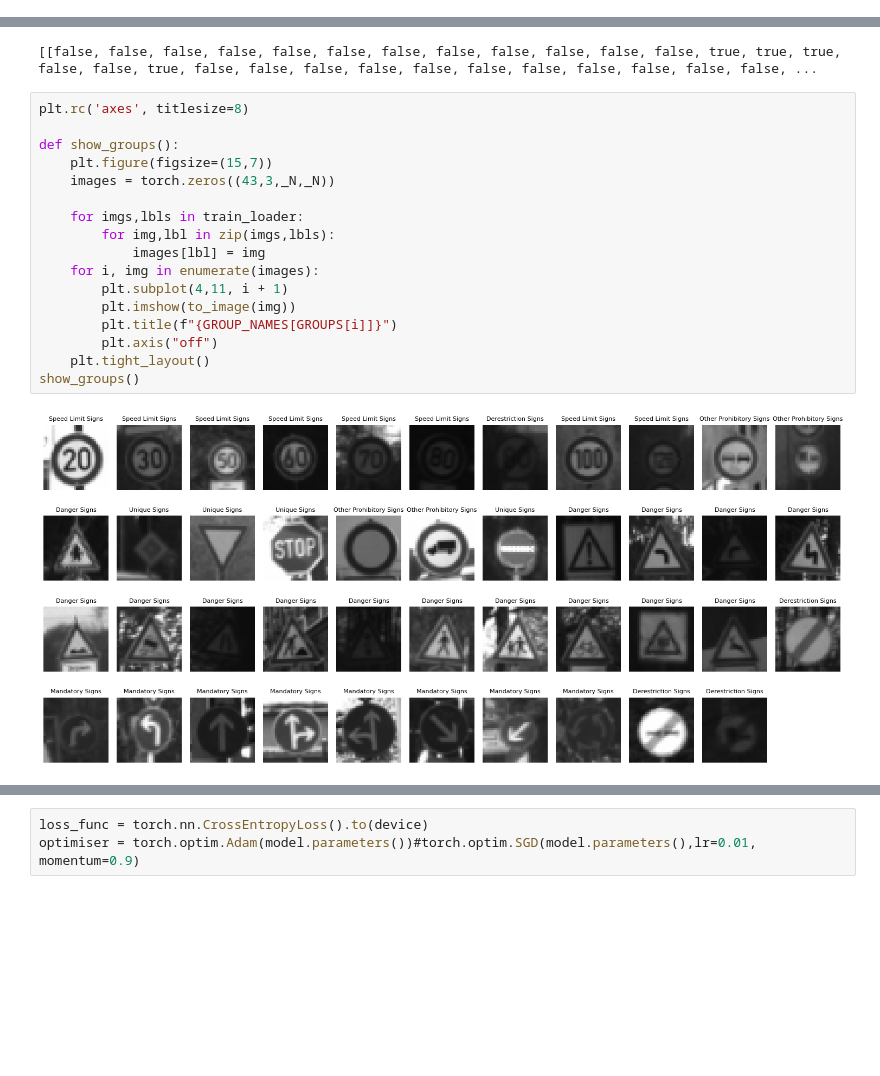
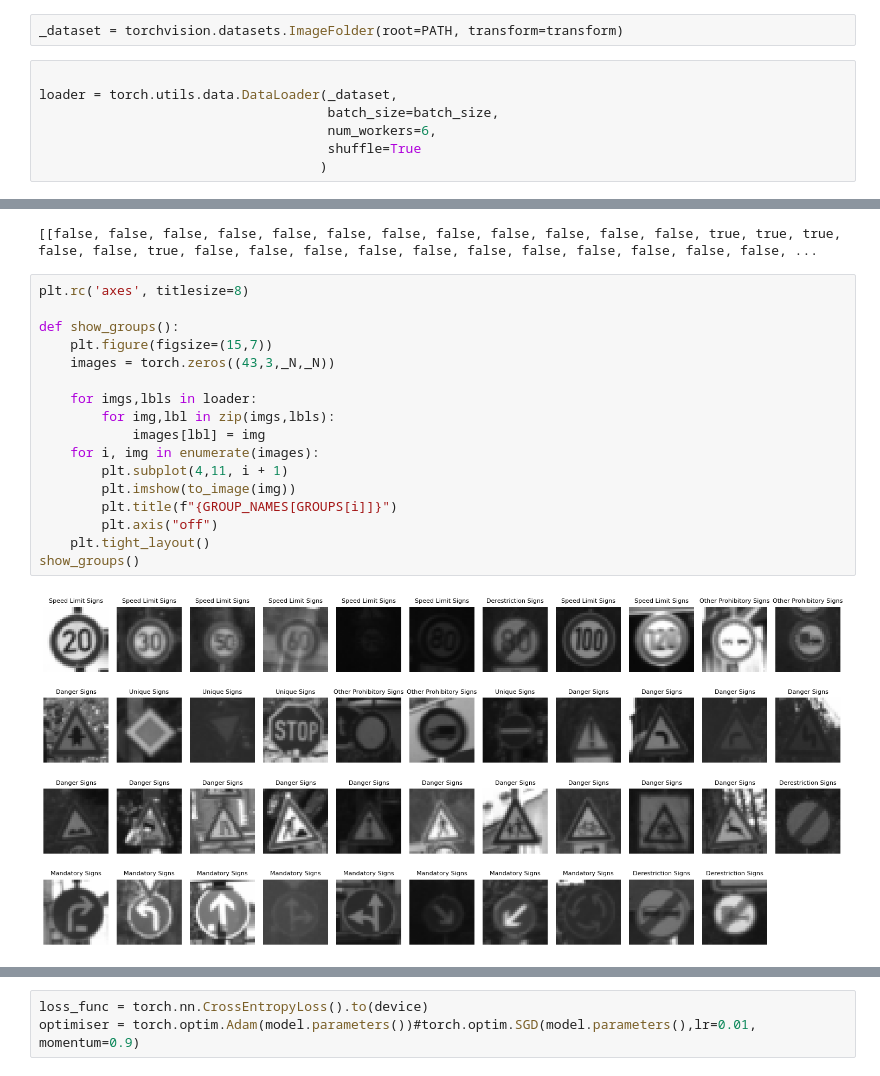
Before and after one commit to ro-jo-mo/Dissertation-Verifying-NN, a Jupyter notebook: Superclass/superclass.ipynb, the cells around one changed output, grey strips where cells are left out. Drawn from its saved outputs; the diff is of its cells as text; blank space fills up the shorter version.

```diff
--- a/Superclass/superclass.ipynb
+++ b/Superclass/superclass.ipynb
@@ -112,3 +99,12 @@ test_loader = torch.utils.data.DataLoader(test_dataset,
+# %%
+_dataset = torchvision.datasets.ImageFolder(root=PATH, transform=transform)
+# %%
+
+loader = torch.utils.data.DataLoader(_dataset,
+                                     batch_size=batch_size,
+                                     num_workers=6,
+                                     shuffle=True
+                                    )
 # %%
 GROUPS = [3,3,3,3,3,3,2,3,3,4,4,1,0,0,0,4,4,0,1,1,1,1,1,1,1,1,1,1,1,1,1,1,2,5,5,5,5,5,5,5,5,2,2]
 GROUP_NAMES = ["Unique Signs","Danger Signs","Derestriction Signs","Speed Limit Signs","Other Prohibitory Signs","Mandatory Signs"]
@@ -120,19 +116,19 @@ print(str(GROUP_MATRIX).lower())
 # %%
 plt.rc('axes', titlesize=8)
 
 def show_groups():
     plt.figure(figsize=(15,7))
     images = torch.zeros((43,3,_N,_N))
 
-    for imgs,lbls in train_loader:
+    for imgs,lbls in loader:
         for img,lbl in zip(imgs,lbls):
             images[lbl] = img
     for i, img in enumerate(images):
         plt.subplot(4,11, i + 1)
         plt.imshow(to_image(img))
         plt.title(f"{GROUP_NAMES[GROUPS[i]]}")
         plt.axis("off")
     plt.tight_layout()
 show_groups()
 # %% [output]
-[figure, old version]
+[figure, new version]
```
Also changed, not shown: parts of 11 cells of this notebook, 4 other files.
